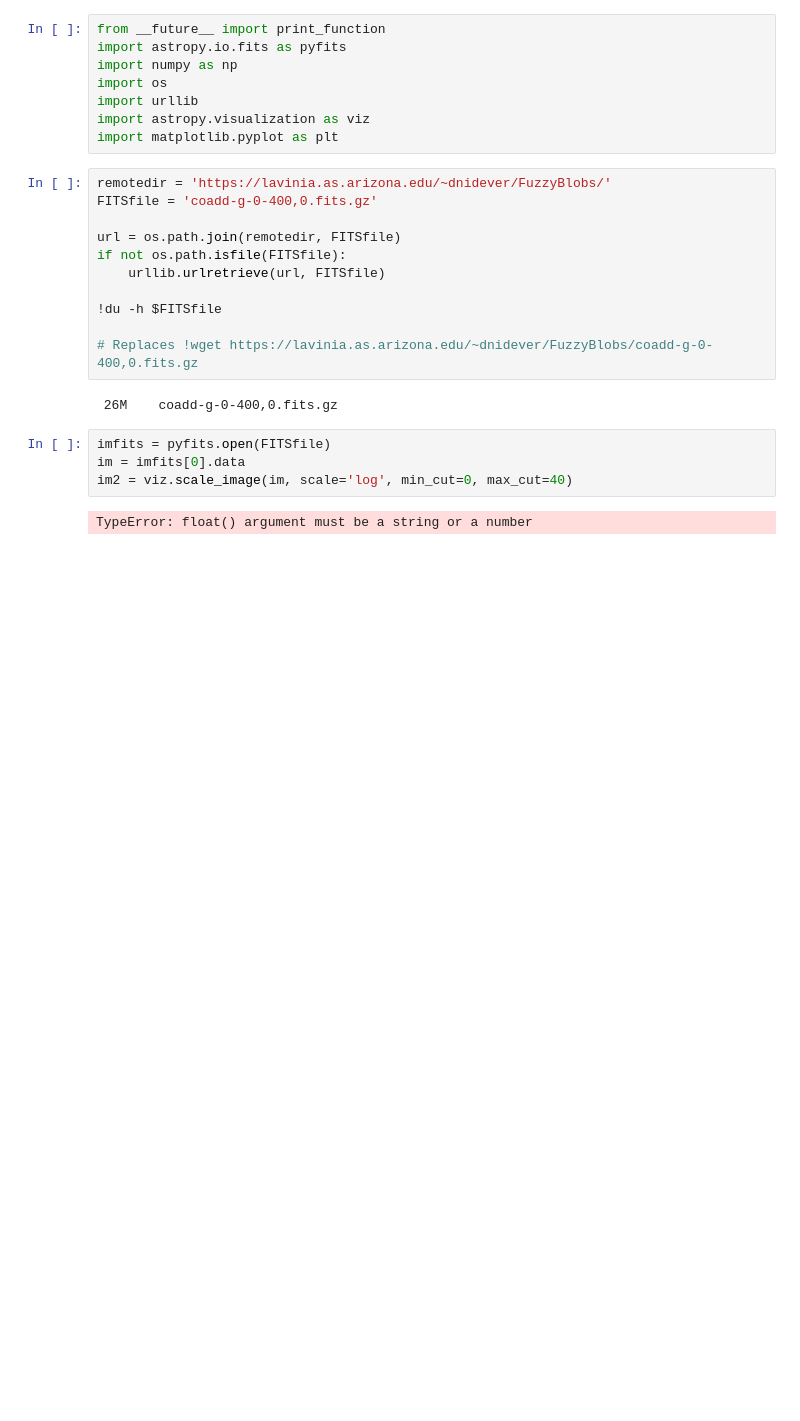
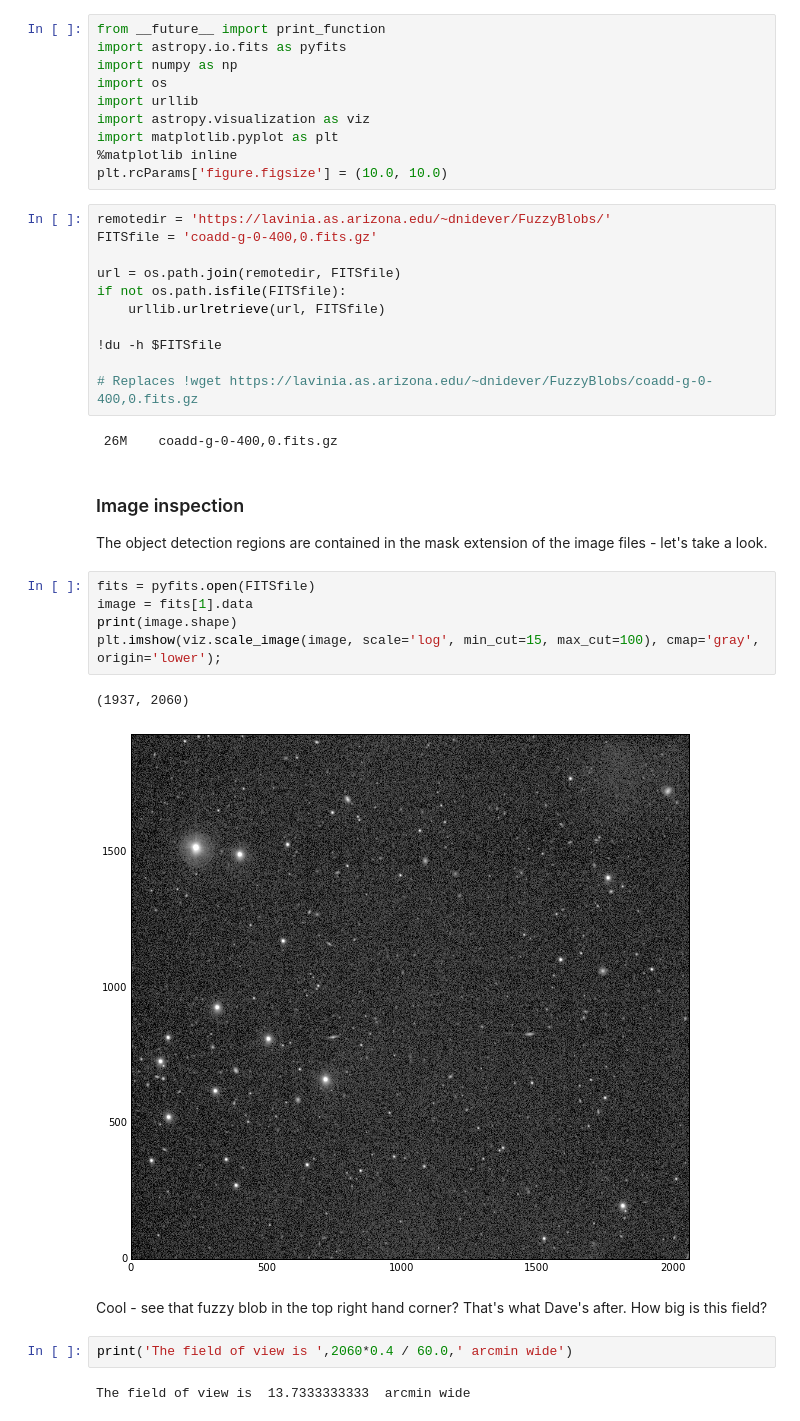
Before and after one commit to drphilmarshall/FuzzyBlobs, a Jupyter notebook: demo.ipynb, the cells around one changed output. Saved outputs shown, nothing was run; the diff lists cells and outputs as text; blank space fills up the shorter version.

Commit message:
First go at masked image! I see a fuzzy blob :-)

```diff
--- a/demo.ipynb
+++ b/demo.ipynb
@@ -10,6 +14,8 @@ import os
 import urllib
 import astropy.visualization as viz
 import matplotlib.pyplot as plt
+%matplotlib inline
+plt.rcParams['figure.figsize'] = (10.0, 10.0)
 # %%
 remotedir = 'https://lavinia.as.arizona.edu/~dnidever/FuzzyBlobs/'
 FITSfile = 'coadd-g-0-400,0.fits.gz'
@@ -23,9 +29,21 @@ if not os.path.isfile(FITSfile):
 # Replaces !wget https://lavinia.as.arizona.edu/~dnidever/FuzzyBlobs/coadd-g-0-400,0.fits.gz
 # %% [output]
  26M    coadd-g-0-400,0.fits.gz
+# %% [markdown]
+### Image inspection
+
+The object detection regions are contained in the mask extension of the image files - let's take a look.
 # %%
-imfits = pyfits.open(FITSfile)
-im = imfits[0].data
-im2 = viz.scale_image(im, scale='log', min_cut=0, max_cut=40)
+fits = pyfits.open(FITSfile)
+image = fits[1].data
+print(image.shape)
+plt.imshow(viz.scale_image(image, scale='log', min_cut=15, max_cut=100), cmap='gray', origin='lower');
 # %% [output]
-TypeError: float() argument must be a string or a number
+(1937, 2060)
+[figure, added]
+# %% [markdown]
+Cool - see that fuzzy blob in the top right hand corner? That's what Dave's after. How big is this field?
+# %%
+print('The field of view is ',2060*0.4 / 60.0,' arcmin wide')
+# %% [output]
+The field of view is  13.7333333333  arcmin wide
```
Also changed, not shown: parts of 10 cells of this notebook, 1 other file.
